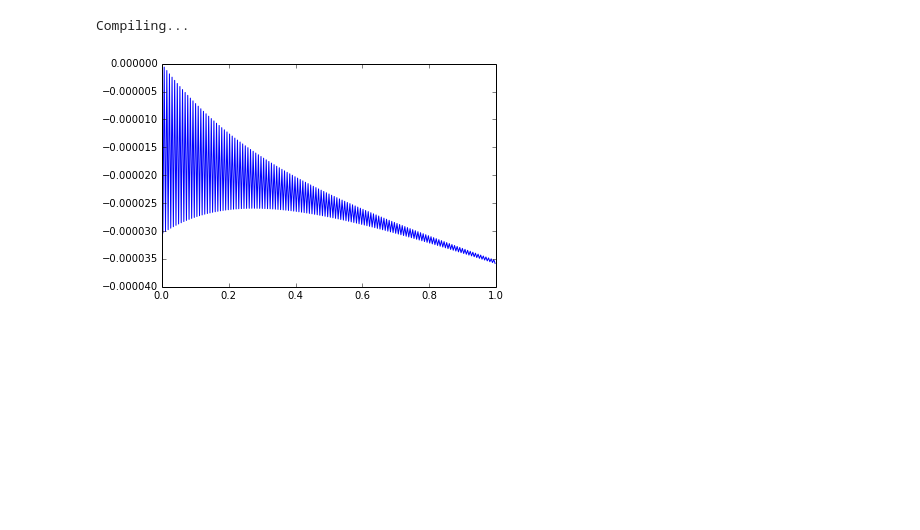
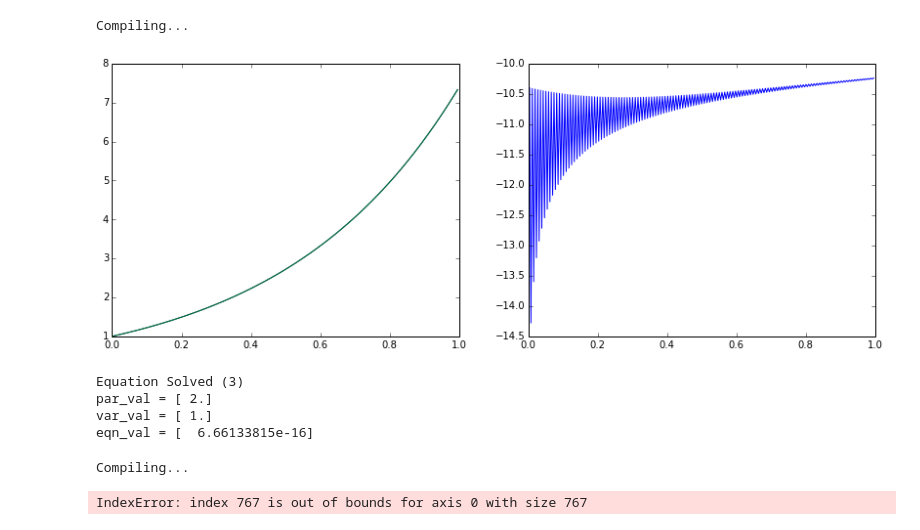
Before and after one commit to iamlemec/meteo, a Jupyter notebook: Meteo.ipynb, the cells around one changed output. Saved outputs shown, nothing was run; the diff lists cells and outputs as text; code cells hidden in the pictures; blank space fills up the shorter version.

```diff
--- a/Meteo.ipynb
+++ b/Meteo.ipynb
@@ -26,8 +26,33 @@ varf_dict = mod_de.array_to_dict(var_path[-1],mod_de.var_info,mod_de.var_sizes)
 # %%
 grid = mod_de.var_info['x']['grid']
 (x_fin,dx_fin) = varf_dict['x']
 x_theor = np.exp(alpha1*grid)
-#plot(grid,x_theor,grid,x_fin);
-plot(grid,(x_fin-x_theor)/x_theor);
+(fig,(ax1,ax2)) = subplots(1,2,figsize=(14,5))
+ax1.plot(grid,x_theor,grid,x_fin);
+ax2.plot(grid,np.log(np.abs((x_fin-x_theor)/x_theor)));
 # %% [output]
-[figure, old version]
+[figure, new version]
+# %%
+var_val = mod.solve_system({"z": 2.0},{"x": 1.1},output=True)
+# %% [output]
+Equation Solved (3)
+par_val = [ 2.]
+var_val = [ 1.]
+eqn_val = [  6.66133815e-16]
+# %%
+mod_de2 = meteo.Model('model_diffeq2.json')
+# %% [output]
+Compiling...
+# %%
+alpha0 = 1.0
+alpha1 = 2.0
+
+tgrid = mod_de2.var_info['x']['grid']
+xgrid = np.exp(np.sqrt(alpha0)*tgrid)
+xpgrid = np.sqrt(alpha0)*np.exp(np.sqrt(alpha0)*tgrid)
+xppgrid = alpha0*np.exp(np.sqrt(alpha0)*tgrid)
+
+(t_path,par_path,var_path) = mod_de2.homotopy_bde({"alpha":alpha0},{"alpha":alpha1},{"x":[xgrid,xpgrid,xppgrid]},delt=0.05)
+varf_dict = mod_de2.array_to_dict(var_path[-1],mod_de2.var_info,mod_de2.var_sizes)
+# %% [output]
+IndexError: index 767 is out of bounds for axis 0 with size 767
```
Also changed, not shown: 1 other file.
